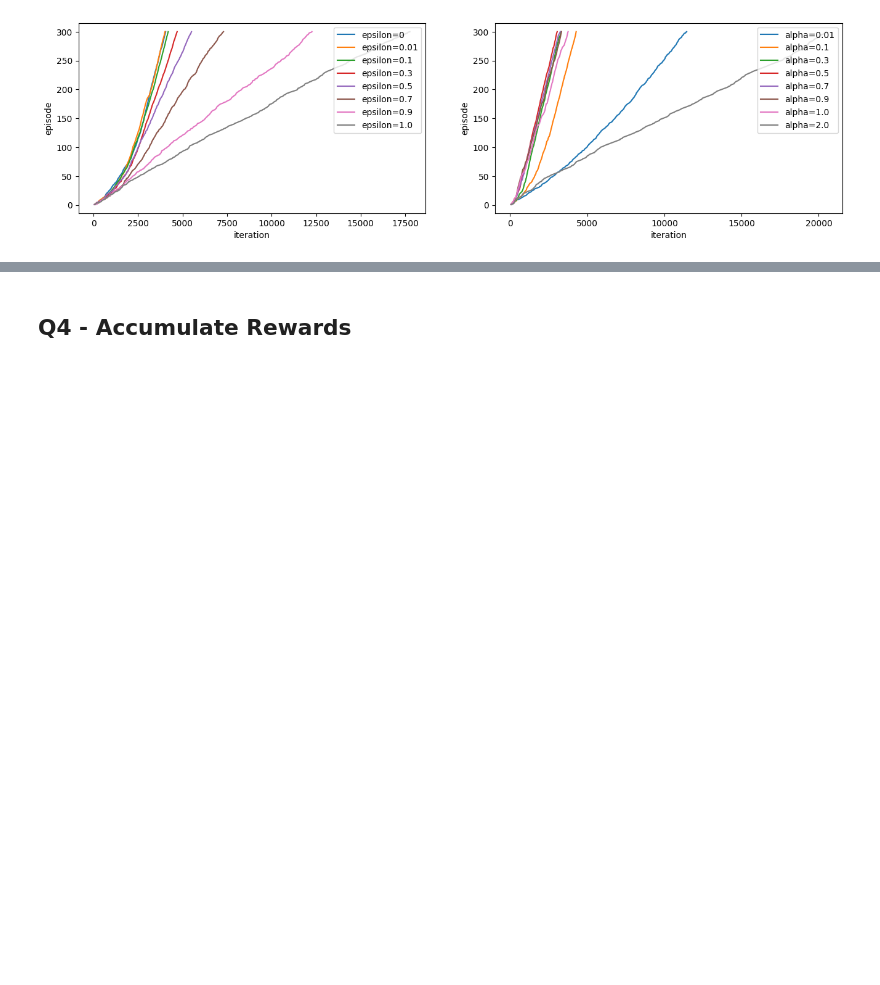
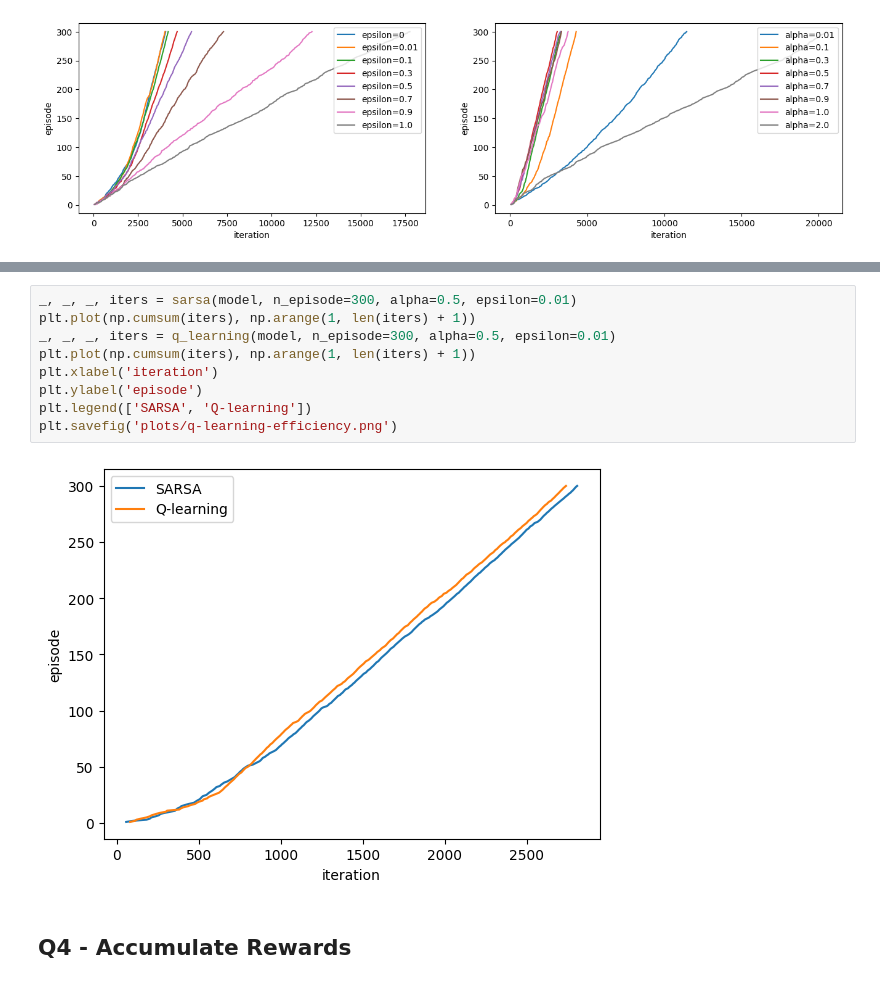
Before and after one commit to tonyauyeung/MLMI7-Reinforcement-Learning, a Jupyter notebook: main.ipynb, the cells around one changed output, grey strips where cells are left out. Drawn from its saved outputs; the diff is of its cells as text; blank space fills up the shorter version.

```diff
--- a/main.ipynb
+++ b/main.ipynb
@@ -339,3 +340,14 @@ plt.savefig('plots/sarsa-small.png')
+# %%
+_, _, _, iters = sarsa(model, n_episode=300, alpha=0.5, epsilon=0.01)
+plt.plot(np.cumsum(iters), np.arange(1, len(iters) + 1))
+_, _, _, iters = q_learning(model, n_episode=300, alpha=0.5, epsilon=0.01)
+plt.plot(np.cumsum(iters), np.arange(1, len(iters) + 1))
+plt.xlabel('iteration')
+plt.ylabel('episode')
+plt.legend(['SARSA', 'Q-learning'])
+plt.savefig('plots/q-learning-efficiency.png')
+# %% [output]
+[figure, added]
 # %% [markdown]
 ## Q4 - Accumulate Rewards
 # %%
```
Also changed, not shown: parts of 10 cells of this notebook, 21 other files.
